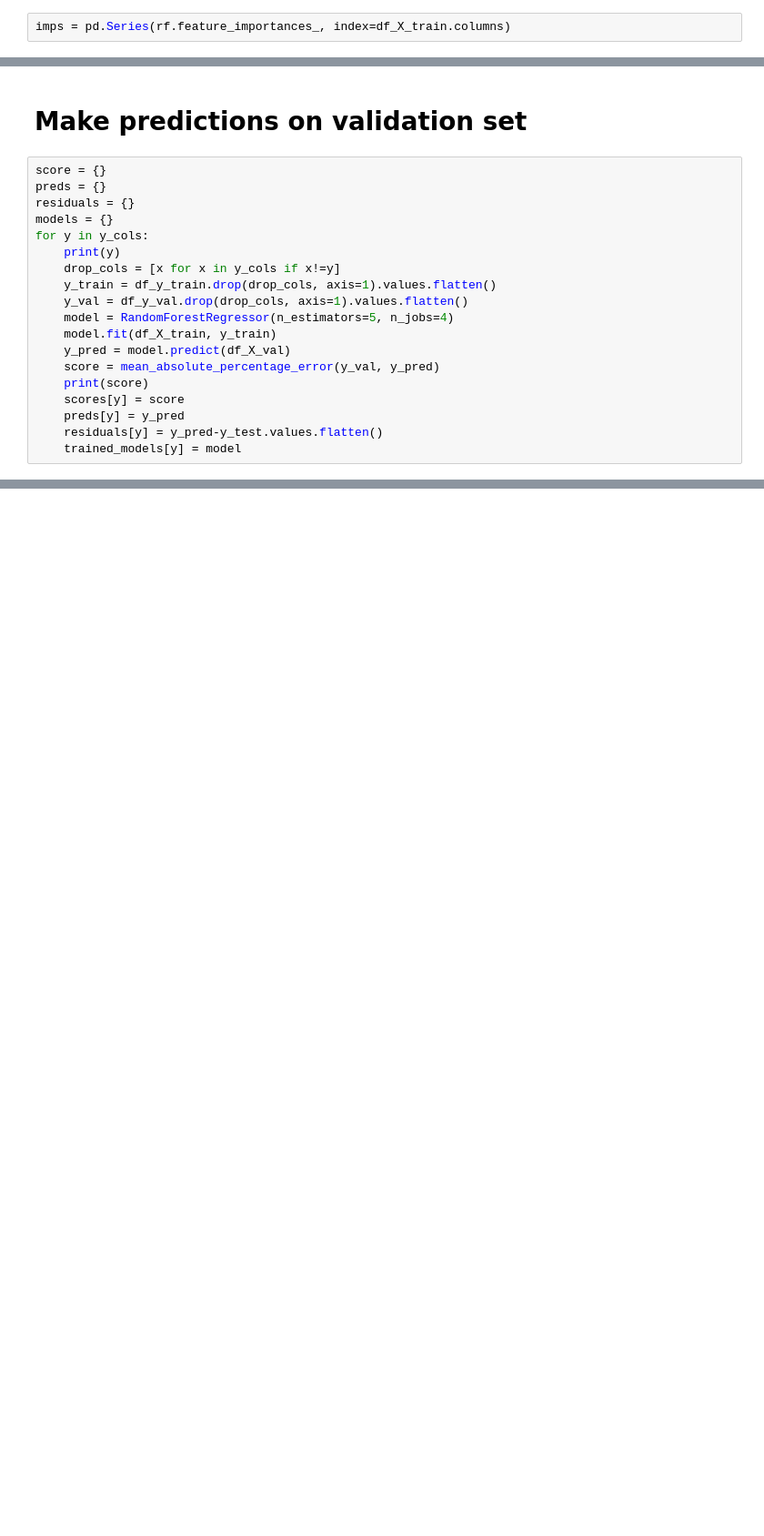
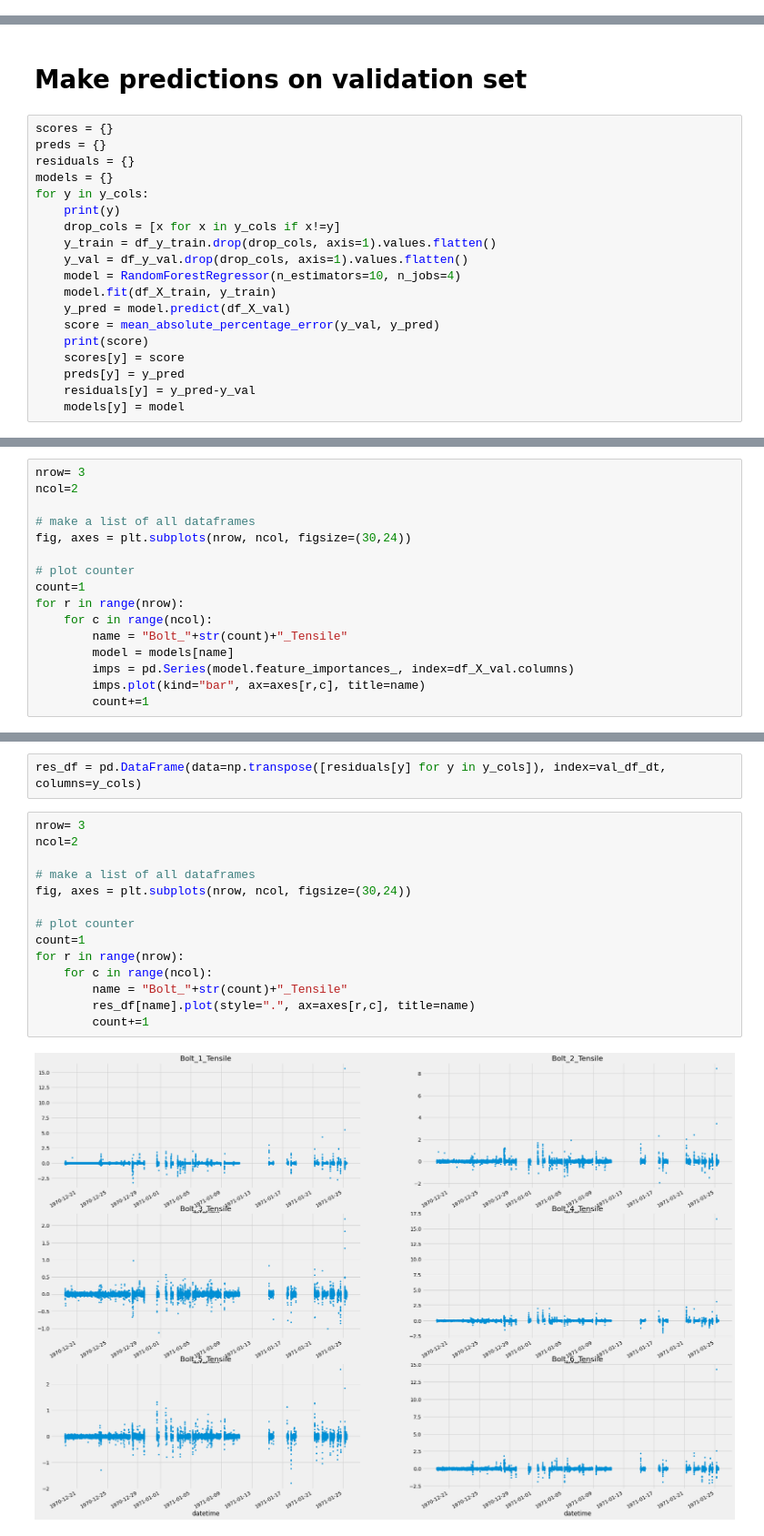
Before and after one commit to thomasht86/krafthack2022, a Jupyter notebook: notebooks/tht-cv.ipynb, the cells around one changed output, grey strips where cells are left out. Shown at 91% size. Drawn from its saved outputs; the diff is of its cells as text; blank space fills up the shorter version.

Commit message:
linear model

```diff
--- a/notebooks/tht-cv.ipynb
+++ b/notebooks/tht-cv.ipynb
@@ -298,2 +474,0 @@ array([3.30787187e-01, 1.63194100e-04, 2.25345851e-02, 4.38686079e-03,
-# %%
-imps = pd.Series(rf.feature_importances_, index=df_X_train.columns)
@@ -339,7 +475,7 @@ residuals[1]["DecisionTreeRegressor"].plot(figsize=(30,18))
 # %% [markdown]
 # Make predictions on validation set
 # %%
-score = {}
+scores = {}
 preds = {}
 residuals = {}
 models = {}
@@ -348,14 +484,14 @@ for y in y_cols:
     drop_cols = [x for x in y_cols if x!=y]
     y_train = df_y_train.drop(drop_cols, axis=1).values.flatten()
     y_val = df_y_val.drop(drop_cols, axis=1).values.flatten()
-    model = RandomForestRegressor(n_estimators=5, n_jobs=4)
+    model = RandomForestRegressor(n_estimators=10, n_jobs=4)
     model.fit(df_X_train, y_train)
     y_pred = model.predict(df_X_val)
     score = mean_absolute_percentage_error(y_val, y_pred)
     print(score)
     scores[y] = score
     preds[y] = y_pred
-    residuals[y] = y_pred-y_test.values.flatten()
-    trained_models[y] = model
+    residuals[y] = y_pred-y_val
+    models[y] = model
 # %% [output]
 Bolt_1_Tensile
@@ -361,0 +546,16 @@ Bolt_1_Tensile
+# %%
+nrow= 3
+ncol=2
+
+# make a list of all dataframes
+fig, axes = plt.subplots(nrow, ncol, figsize=(30,24))
+
+# plot counter
+count=1
+for r in range(nrow):
+    for c in range(ncol):
+        name = "Bolt_"+str(count)+"_Tensile"
+        model = models[name]
+        imps = pd.Series(model.feature_importances_, index=df_X_val.columns)
+        imps.plot(kind="bar", ax=axes[r,c], title=name)
+        count+=1
@@ -361,0 +570,18 @@ Bolt_1_Tensile
+# %%
+res_df = pd.DataFrame(data=np.transpose([residuals[y] for y in y_cols]), index=val_df_dt, columns=y_cols)
+# %%
+nrow= 3
+ncol=2
+
+# make a list of all dataframes
+fig, axes = plt.subplots(nrow, ncol, figsize=(30,24))
+
+# plot counter
+count=1
+for r in range(nrow):
+    for c in range(ncol):
+        name = "Bolt_"+str(count)+"_Tensile"
+        res_df[name].plot(style=".", ax=axes[r,c], title=name)
+        count+=1
+# %% [output]
+[figure, added]
```
Also changed, not shown: parts of 66 cells of this notebook, 2 other files.
